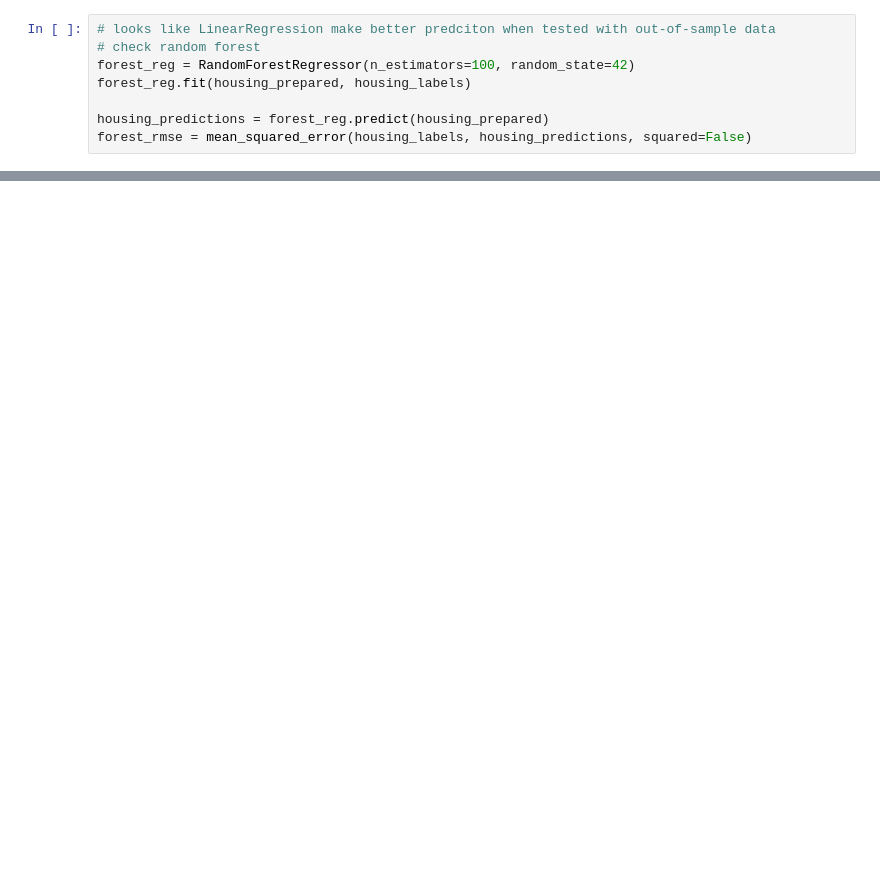
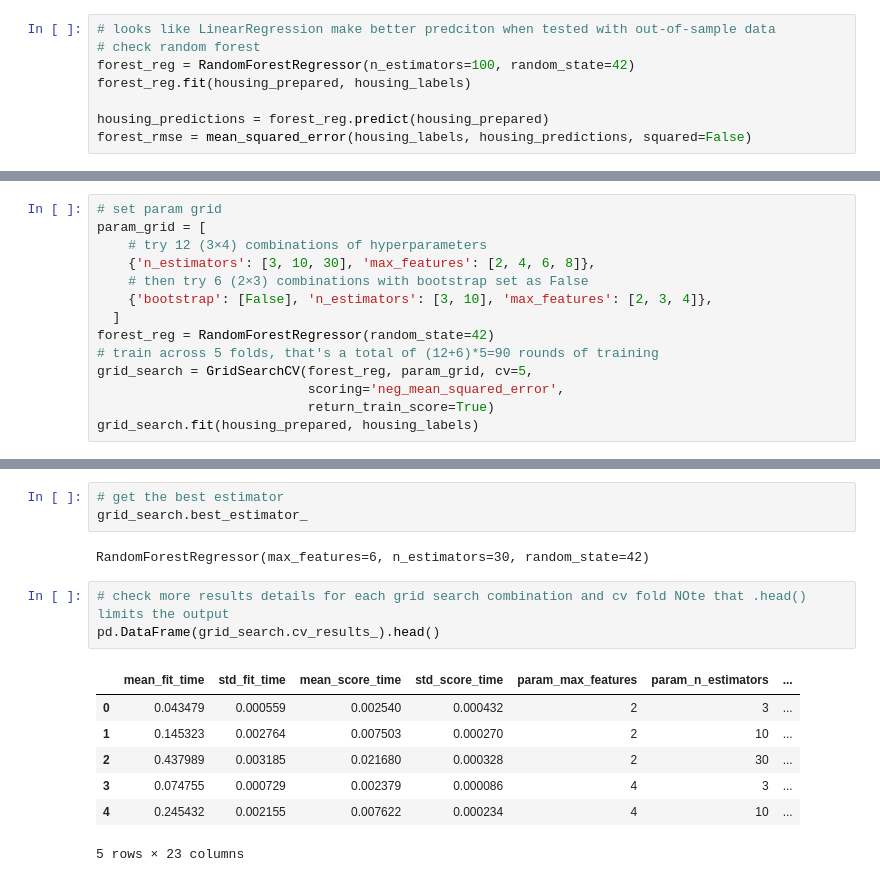
Before and after one commit to marcinsawinski/UEP_KIE_ML_LAB_PROG, a Jupyter notebook: 02_housing_solution.ipynb, the cells around one changed output, grey strips where cells are left out. Saved outputs shown, nothing was run; the diff lists cells and outputs as text; blank space fills up the shorter version.

```diff
--- a/02_housing_solution.ipynb
+++ b/02_housing_solution.ipynb
@@ -817,0 +859,14 @@ Standard deviation: 991.5077659326503
+# %%
+# set param grid
+param_grid = [
+    # try 12 (3×4) combinations of hyperparameters
+    {'n_estimators': [3, 10, 30], 'max_features': [2, 4, 6, 8]},
+    # then try 6 (2×3) combinations with bootstrap set as False
+    {'bootstrap': [False], 'n_estimators': [3, 10], 'max_features': [2, 3, 4]},
+  ]
+forest_reg = RandomForestRegressor(random_state=42)
+# train across 5 folds, that's a total of (12+6)*5=90 rounds of training
+grid_search = GridSearchCV(forest_reg, param_grid, cv=5,
+                           scoring='neg_mean_squared_error',
+                           return_train_score=True)
+grid_search.fit(housing_prepared, housing_labels)
@@ -817,0 +909,16 @@ Standard deviation: 991.5077659326503
+# %%
+# get the best estimator
+grid_search.best_estimator_
+# %% [output]
+RandomForestRegressor(max_features=6, n_estimators=30, random_state=42)
+# %%
+# check more results details for each grid search combination and cv fold NOte that .head() limits the output
+pd.DataFrame(grid_search.cv_results_).head()
+# %% [output]
+|  | mean_fit_time | std_fit_time | mean_score_time | std_score_time | param_max_features | param_n_estimators | ... |
+| 0 | 0.043479 | 0.000559 | 0.002540 | 0.000432 | 2 | 3 | ... |
+| 1 | 0.145323 | 0.002764 | 0.007503 | 0.000270 | 2 | 10 | ... |
+| 2 | 0.437989 | 0.003185 | 0.021680 | 0.000328 | 2 | 30 | ... |
+| 3 | 0.074755 | 0.000729 | 0.002379 | 0.000086 | 4 | 3 | ... |
+| 4 | 0.245432 | 0.002155 | 0.007622 | 0.000234 | 4 | 10 | ... |
+5 rows × 23 columns
```
Also changed, not shown: parts of 28 cells of this notebook.
